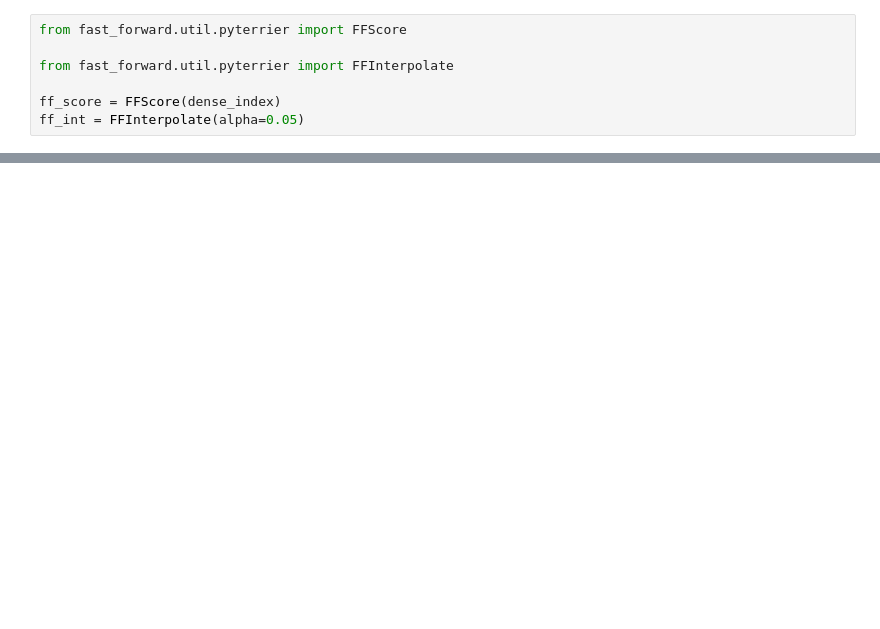
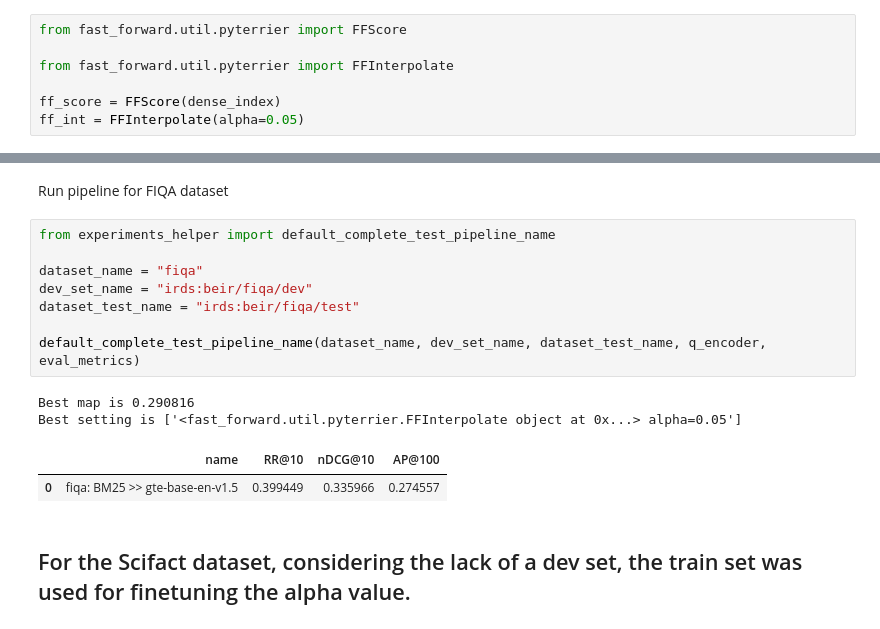
Before and after one commit to anistor09/Neural_Ranking_Models, a Jupyter notebook: gte-base-en-v1.5/experiments/experiments.py.ipynb, the cells around one changed output, grey strips where cells are left out. Saved outputs shown, nothing was run; the diff lists cells and outputs as text; blank space fills up the shorter version.

```diff
--- a/gte-base-en-v1.5/experiments/experiments.py.ipynb
+++ b/gte-base-en-v1.5/experiments/experiments.py.ipynb
@@ -50,0 +90,17 @@ run_experiment(pipeline, dataset_test_name)
+# %% [markdown]
+Run pipeline for FIQA dataset
+# %%
+from experiments_helper import default_complete_test_pipeline_name
+
+dataset_name = "fiqa"
+dev_set_name = "irds:beir/fiqa/dev"
+dataset_test_name = "irds:beir/fiqa/test"
+
+default_complete_test_pipeline_name(dataset_name, dev_set_name, dataset_test_name, q_encoder, eval_metrics)
+# %% [output]
+Best map is 0.290816
+Best setting is ['<fast_forward.util.pyterrier.FFInterpolate object at 0x...> alpha=0.05']
+|  | name | RR@10 | nDCG@10 | AP@100 |
+| 0 | fiqa: BM25 >> gte-base-en-v1.5 | 0.399449 | 0.335966 | 0.274557 |
+# %% [markdown]
+## For the Scifact dataset, considering the lack of a dev set, the train set was used for finetuning the alpha value.
```
Also changed, not shown: parts of 24 cells of this notebook, 2 other files.
